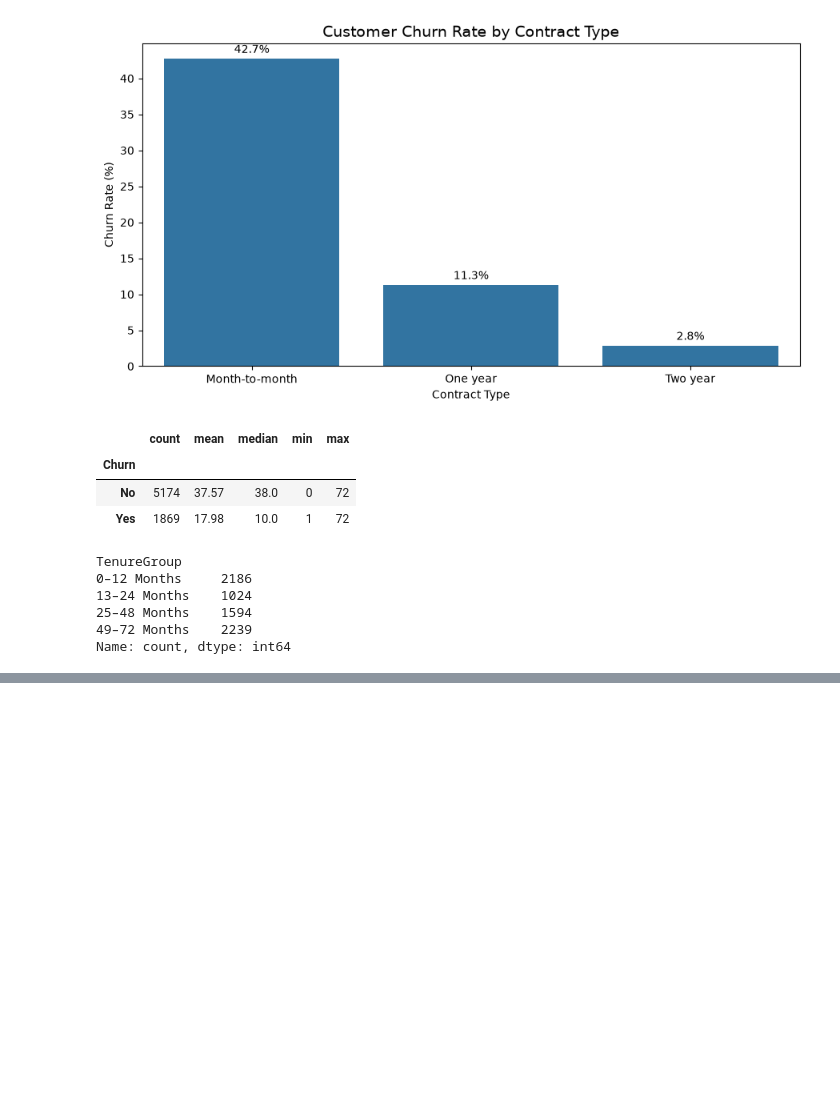
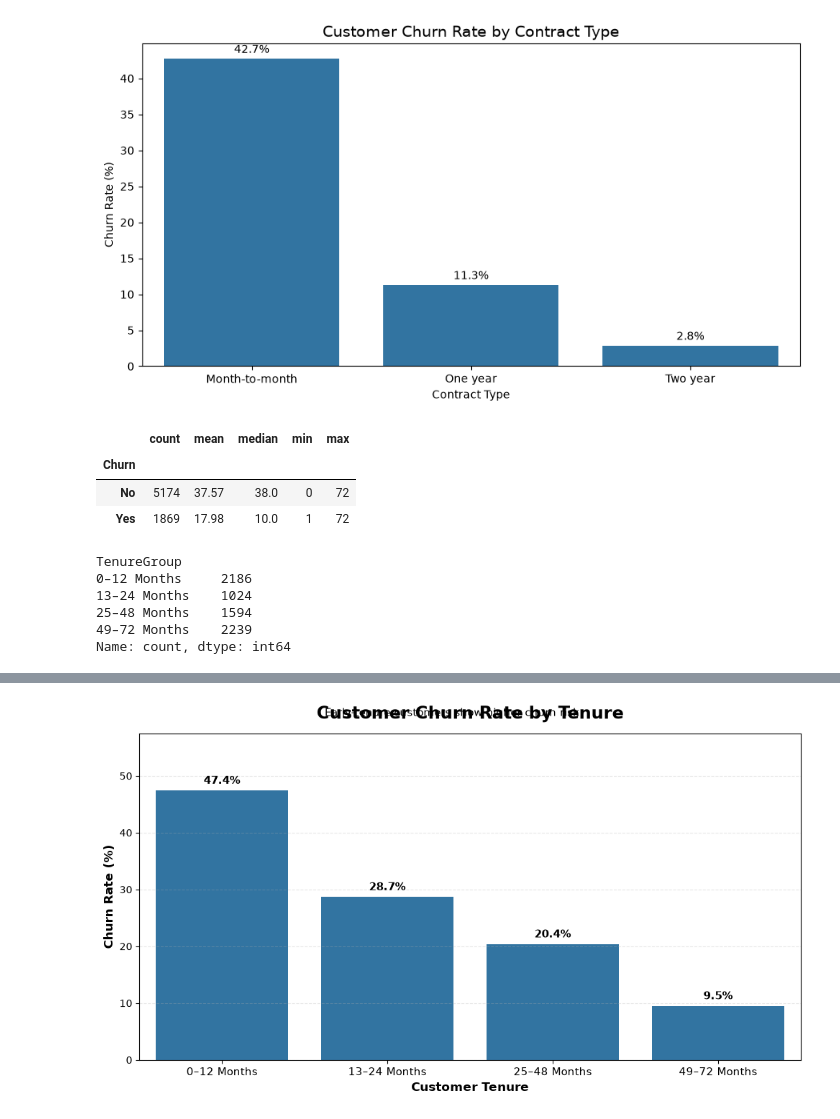
Before and after one commit to shubhamsinghsarkar61/Customer-Churn-Prediction, a Jupyter notebook: EDA.ipynb, the cells around one changed output, grey strips where cells are left out. Cells and saved outputs as stored; diff of their text form; code cells hidden in the pictures; blank space fills up the shorter version.

Commit message:
Day 5: complete churn driver analysis and EDA conclusions

```diff
--- a/EDA.ipynb
+++ b/EDA.ipynb
@@ -241,3 +241,11 @@ TenureGroup
 25–48 Months    1594
 49–72 Months    2239
 Name: count, dtype: int64
+# %%
+tenure_rate = (
+    eda_df.groupby('TenureGroup', observed=True)['Churn']
+    .apply(lambda x: (x == 'Yes').mean() * 100)
+    .reset_index(name='ChurnRate')
+)
+
+tenure_rate.round(2)
@@ -243,0 +258,65 @@ Name: count, dtype: int64
+# %%
+plt.figure(figsize=(10, 6))
+
+ax = sns.barplot(
+    data=tenure_rate,
+    x='TenureGroup',
+    y='ChurnRate',
+    errorbar=None
+)
+
+# Add percentage labels
+for container in ax.containers:
+    ax.bar_label(
+        container,
+        fmt='%.1f%%',
+        padding=4,
+        fontsize=11,
+        fontweight='bold'
+    )
+
+# Titles and labels
+plt.title(
+    'Customer Churn Rate by Tenure',
+    fontsize=17,
+    fontweight='bold',
+    pad=15
+)
+
+plt.suptitle(
+    'Early-tenure customers show higher churn risk',
+    fontsize=11,
+    y=0.92
+)
+
+plt.xlabel(
+    'Customer Tenure',
+    fontsize=12,
+    fontweight='bold'
+)
+
+plt.ylabel(
+    'Churn Rate (%)',
+    fontsize=12,
+    fontweight='bold'
+)
+
+# Improve readability
+plt.xticks(fontsize=11)
+plt.yticks(fontsize=10)
+
+plt.grid(
+    axis='y',
+    linestyle='--',
+    alpha=0.3
+)
+
+plt.ylim(
+    0,
+    tenure_rate['ChurnRate'].max() + 10
+)
+
+plt.tight_layout()
+plt.show()
+# %% [output]
+[figure, added]
```
Also changed, not shown: parts of 23 cells of this notebook.
